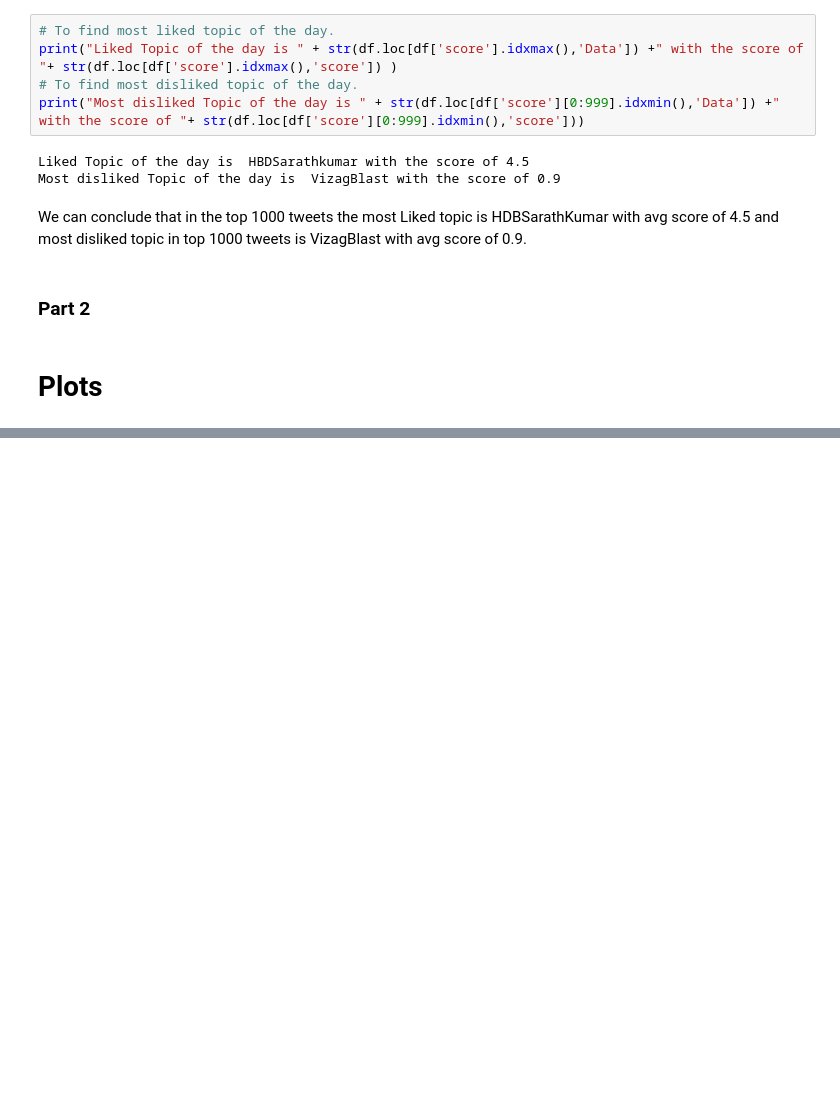
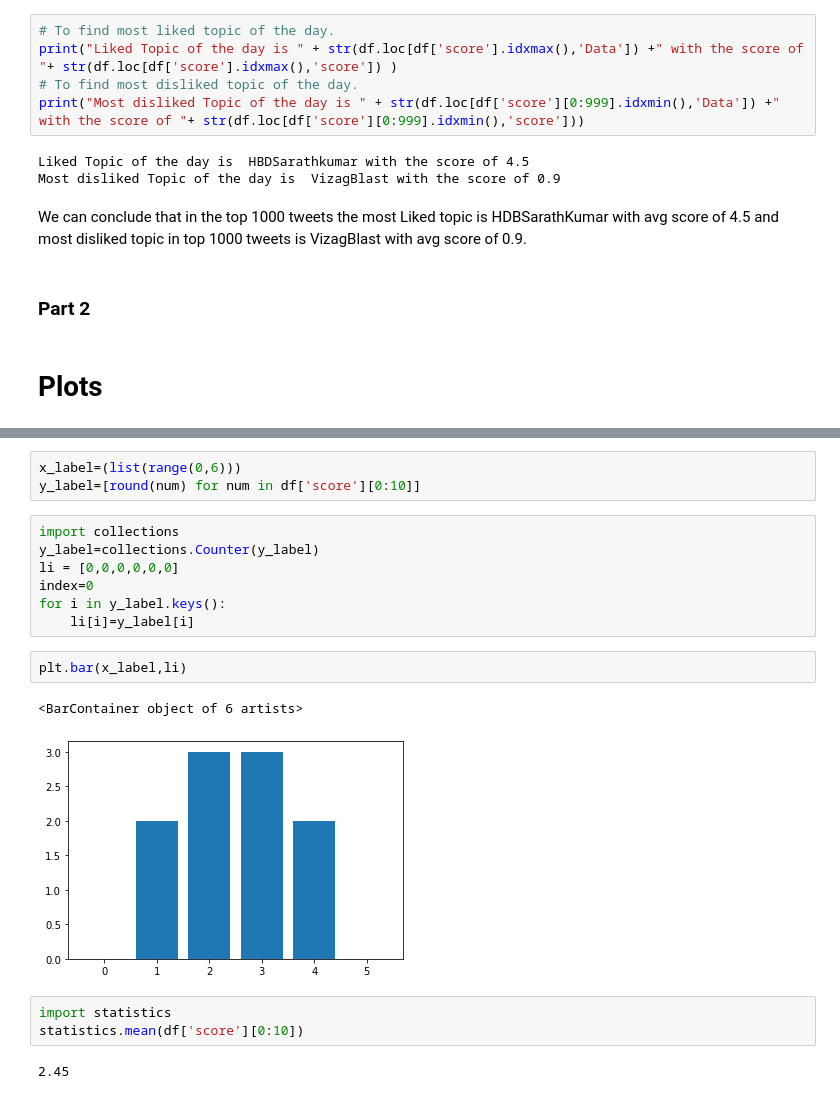
Before and after one commit to I-am-sayantan/public-sentiment-analysis-based-on-twitter-hashtags, a Jupyter notebook: CONTRIBUTION/Jupyter notebooks/Maaz_Karim.ipynb, the cells around one changed output, grey strips where cells are left out. Drawn from its saved outputs; the diff is of its cells as text; blank space fills up the shorter version.

```diff
--- a/CONTRIBUTION/Jupyter notebooks/Maaz_Karim.ipynb
+++ b/CONTRIBUTION/Jupyter notebooks/Maaz_Karim.ipynb
@@ -143,0 +155,20 @@ We can conclude that in the top 1000 tweets the most Liked topic is HDBSarathKum
+# %%
+x_label=(list(range(0,6)))
+y_label=[round(num) for num in df['score'][0:10]]
+# %%
+import collections
+y_label=collections.Counter(y_label)
+li = [0,0,0,0,0,0]
+index=0
+for i in y_label.keys():
+    li[i]=y_label[i]
+# %%
+plt.bar(x_label,li)
+# %% [output]
+<BarContainer object of 6 artists>
+[figure, added]
+# %%
+import statistics
+statistics.mean(df['score'][0:10])
+# %% [output]
+2.45
```
Also changed, not shown: parts of 16 cells of this notebook.
